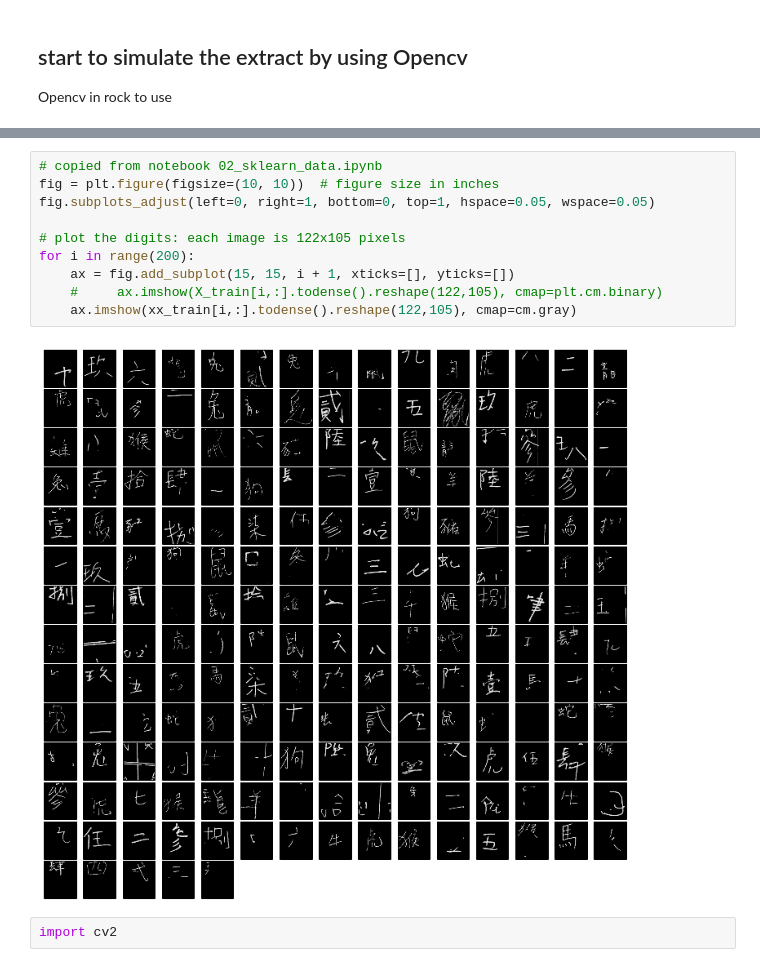
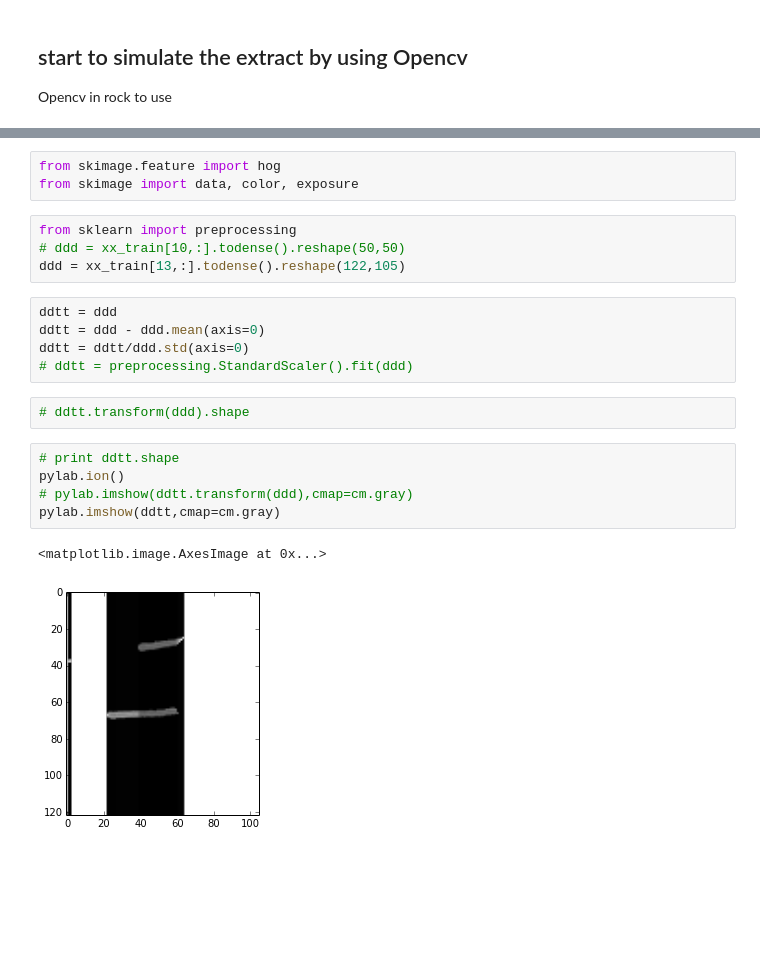
Before and after one commit to chanhou/NTUML_Final, a Jupyter notebook: Final 2.ipynb, the cells around one changed output, grey strips where cells are left out. Saved outputs shown, nothing was run; the diff lists cells and outputs as text; blank space fills up the shorter version.

```diff
--- a/Final 2.ipynb
+++ b/Final 2.ipynb
@@ -29,14 +25,22 @@ pylab.imshow(xx_train[22,:].todense().reshape(122,105),cmap=cm.gray)
-# %%
-# copied from notebook 02_sklearn_data.ipynb
-fig = plt.figure(figsize=(10, 10))  # figure size in inches
-fig.subplots_adjust(left=0, right=1, bottom=0, top=1, hspace=0.05, wspace=0.05)
-
-# plot the digits: each image is 122x105 pixels
-for i in range(200):
-    ax = fig.add_subplot(15, 15, i + 1, xticks=[], yticks=[])
-    #     ax.imshow(X_train[i,:].todense().reshape(122,105), cmap=plt.cm.binary)
-    ax.imshow(xx_train[i,:].todense().reshape(122,105), cmap=cm.gray)
-# %% [output]
-[figure, removed]
-# %%
-import cv2
+# %%
+from skimage.feature import hog
+from skimage import data, color, exposure
+# %%
+from sklearn import preprocessing
+# ddd = xx_train[10,:].todense().reshape(50,50)
+ddd = xx_train[13,:].todense().reshape(122,105)
+# %%
+ddtt = ddd
+ddtt = ddd - ddd.mean(axis=0)
+ddtt = ddtt/ddd.std(axis=0)
+# ddtt = preprocessing.StandardScaler().fit(ddd)
+# %%
+# ddtt.transform(ddd).shape
+# %%
+# print ddtt.shape
+pylab.ion()
+# pylab.imshow(ddtt.transform(ddd),cmap=cm.gray)
+pylab.imshow(ddtt,cmap=cm.gray)
+# %% [output]
+<matplotlib.image.AxesImage at 0x...>
+[figure, added]
```
Also changed, not shown: parts of 26 cells of this notebook, 6 other files.
